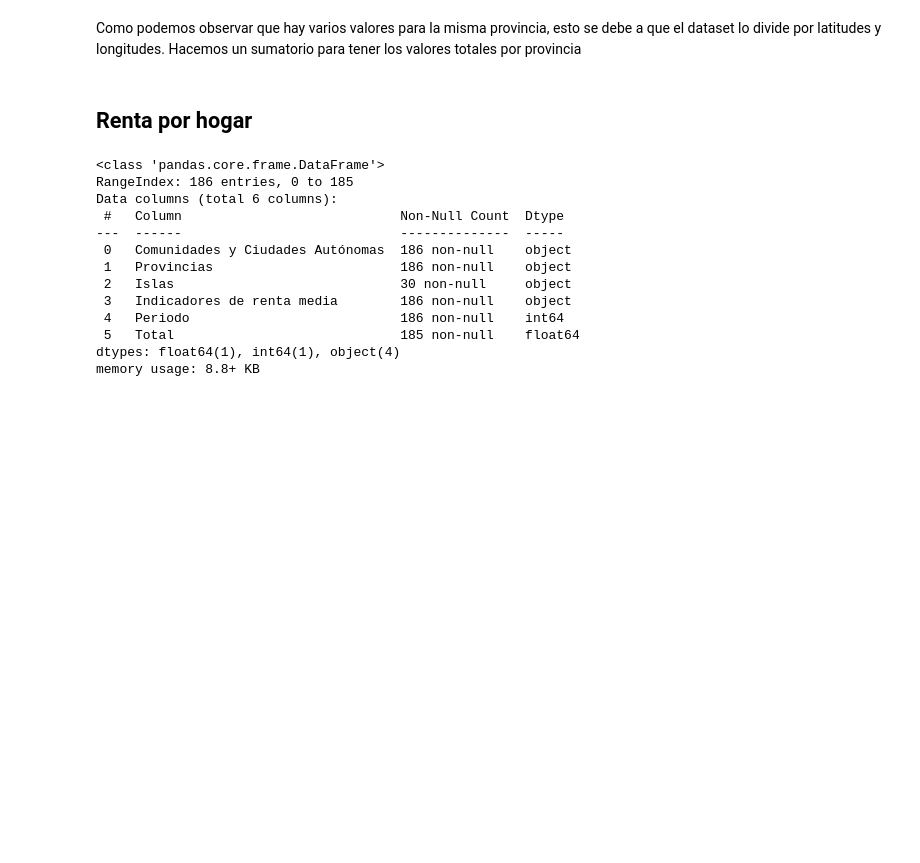
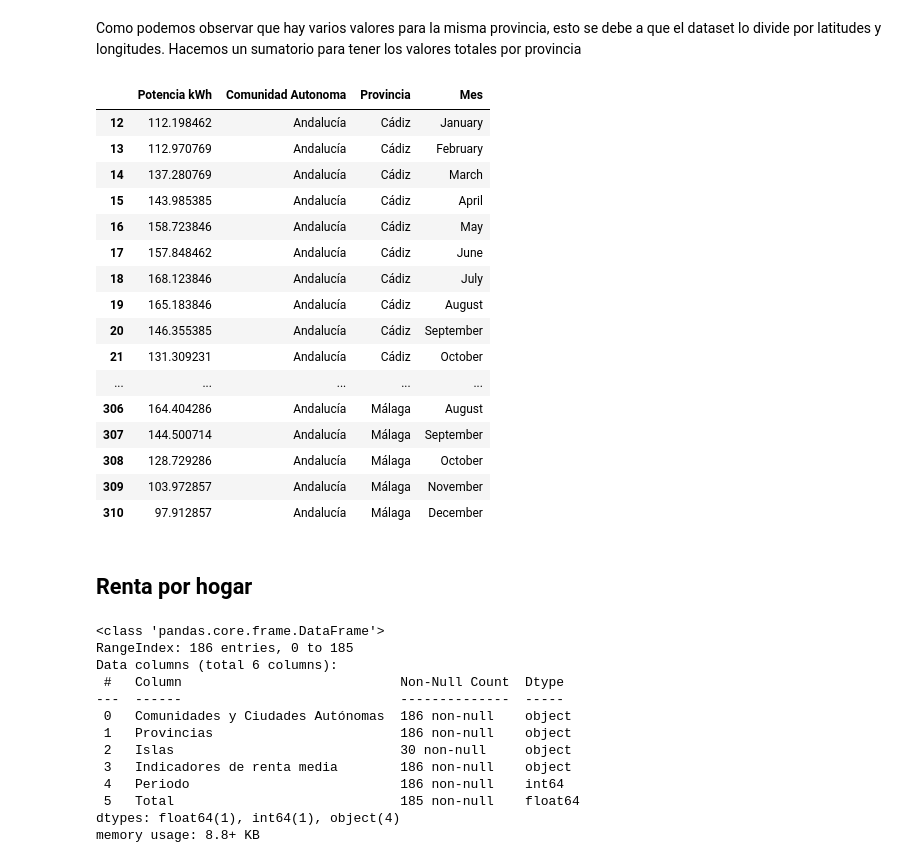
Before and after one commit to elena-17/DataMining-24-25, a Jupyter notebook: src/processing.ipynb, the cells around one changed output. Saved outputs shown, nothing was run; the diff lists cells and outputs as text; code cells hidden in the pictures; blank space fills up the shorter version.

```diff
--- a/src/processing.ipynb
+++ b/src/processing.ipynb
@@ -162,6 +392,24 @@ produccion_df.head(24)
 # %% [markdown]
 Como podemos observar que hay varios valores para la misma provincia, esto se debe a que el dataset lo divide por latitudes y longitudes. Hacemos un sumatorio para tener los valores totales por provincia
 # %%
-produccion_df["Potencia kWh"] = produccion_df.groupby(["Comunidad Autonoma", "Provincia", "Mes"])["Potencia kWh"].transform("sum")
+produccion_df["Potencia kWh"] = produccion_df.groupby(["Comunidad Autonoma", "Provincia", "Mes"])["Potencia kWh"].transform("mean")
 produccion_df.drop_duplicates(subset=["Comunidad Autonoma", "Provincia", "Mes"], inplace=True)
 produccion_df.head(24)
+# %% [output]
+|  | Potencia kWh | Comunidad Autonoma | Provincia | Mes |
+| 12 | 112.198462 | Andalucía | Cádiz | January |
+| 13 | 112.970769 | Andalucía | Cádiz | February |
+| 14 | 137.280769 | Andalucía | Cádiz | March |
+| 15 | 143.985385 | Andalucía | Cádiz | April |
+| 16 | 158.723846 | Andalucía | Cádiz | May |
+| 17 | 157.848462 | Andalucía | Cádiz | June |
+| 18 | 168.123846 | Andalucía | Cádiz | July |
+| 19 | 165.183846 | Andalucía | Cádiz | August |
+| 20 | 146.355385 | Andalucía | Cádiz | September |
+| 21 | 131.309231 | Andalucía | Cádiz | October |
+| ... | ... | ... | ... | ... |
+| 306 | 164.404286 | Andalucía | Málaga | August |
+| 307 | 144.500714 | Andalucía | Málaga | September |
+| 308 | 128.729286 | Andalucía | Málaga | October |
+| 309 | 103.972857 | Andalucía | Málaga | November |
+| 310 | 97.912857 | Andalucía | Málaga | December |
```
Also changed, not shown: parts of 59 cells of this notebook.
